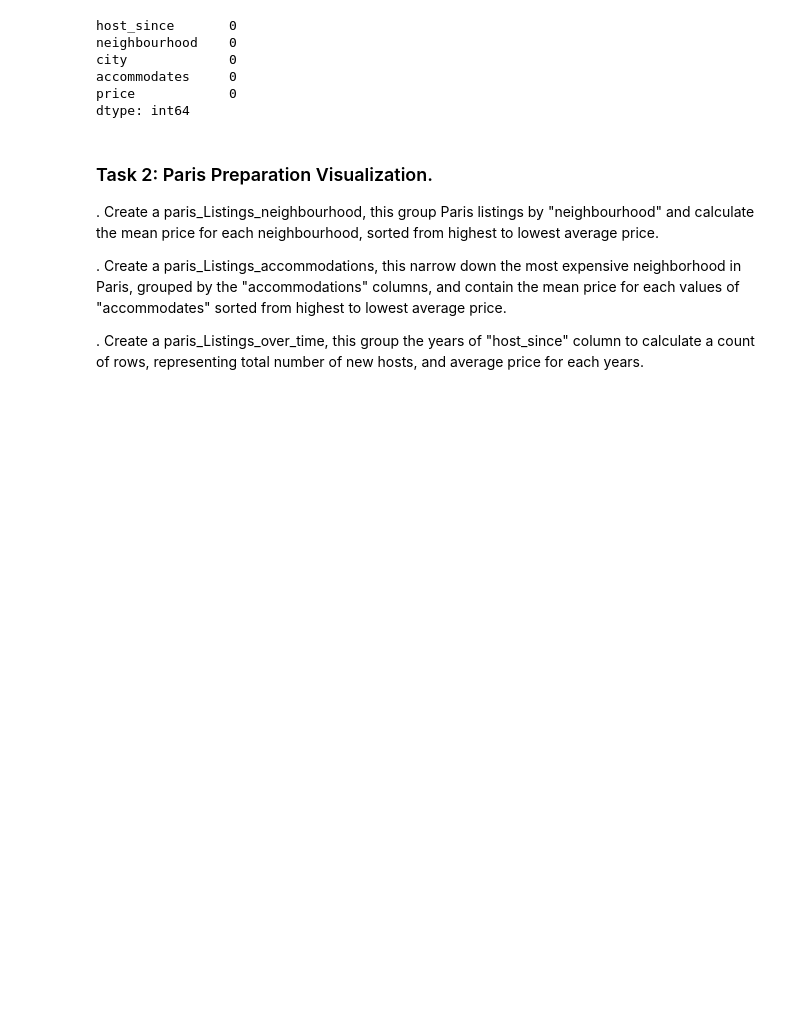
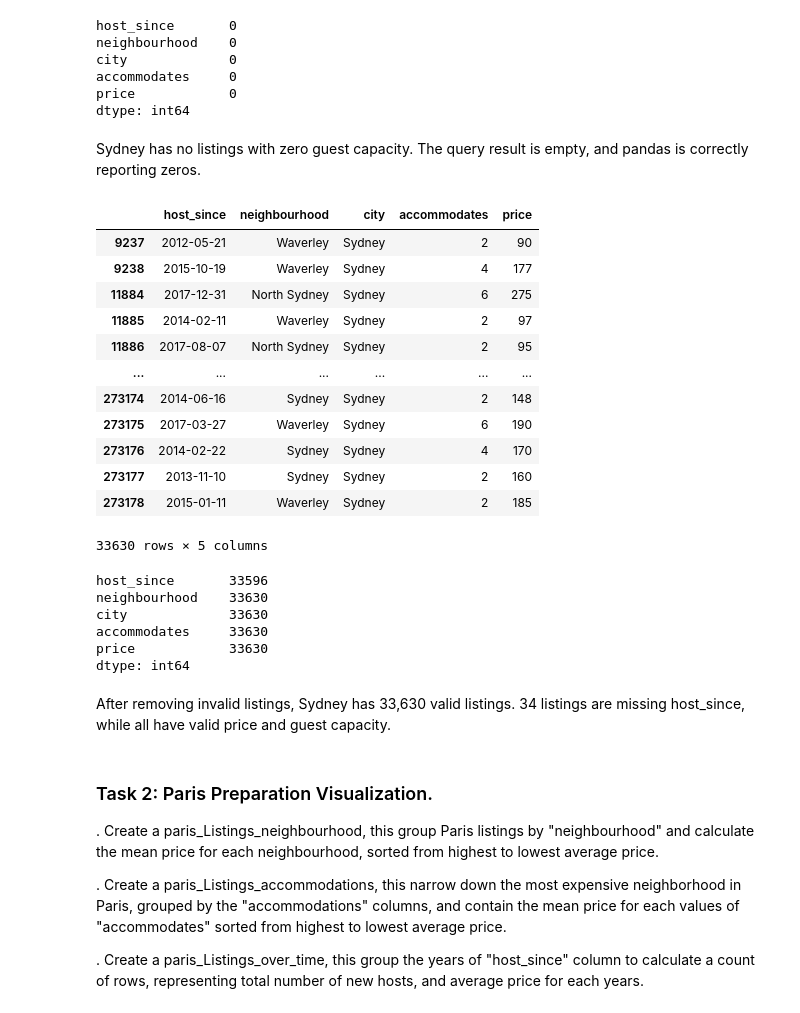
Before and after one commit to novicecoder205/AirBnB-Analysis-Project-Python, a Jupyter notebook: AirBnB Python Analyze.ipynb, the cells around one changed output. Cells and saved outputs as stored; diff of their text form; code cells hidden in the pictures; blank space fills up the shorter version.

```diff
--- a/AirBnB Python Analyze.ipynb
+++ b/AirBnB Python Analyze.ipynb
@@ -246,6 +246,37 @@ city             0
 accommodates     0
 price            0
 dtype: int64
+# %% [markdown]
+Sydney has no listings with zero guest capacity.
+The query result is empty, and pandas is correctly reporting zeros.
+# %%
+sydney_Listings.query("accommodates > 0")
+# %% [output]
+|  | host_since | neighbourhood | city | accommodates | price |
+| 9237 | 2012-05-21 | Waverley | Sydney | 2 | 90 |
+| 9238 | 2015-10-19 | Waverley | Sydney | 4 | 177 |
+| 11884 | 2017-12-31 | North Sydney | Sydney | 6 | 275 |
+| 11885 | 2014-02-11 | Waverley | Sydney | 2 | 97 |
+| 11886 | 2017-08-07 | North Sydney | Sydney | 2 | 95 |
+| ... | ... | ... | ... | ... | ... |
+| 273174 | 2014-06-16 | Sydney | Sydney | 2 | 148 |
+| 273175 | 2017-03-27 | Waverley | Sydney | 6 | 190 |
+| 273176 | 2014-02-22 | Sydney | Sydney | 4 | 170 |
+| 273177 | 2013-11-10 | Sydney | Sydney | 2 | 160 |
+| 273178 | 2015-01-11 | Waverley | Sydney | 2 | 185 |
+33630 rows × 5 columns
+# %%
+sydney_Listings.query("price > 0 and accommodates > 0").count()
+# %% [output]
+host_since       33596
+neighbourhood    33630
+city             33630
+accommodates     33630
+price            33630
+dtype: int64
+# %% [markdown]
+After removing invalid listings, Sydney has 33,630 valid listings.
+34 listings are missing host_since, while all have valid price and guest capacity.
 # %% [markdown]
 ### Task 2: Paris Preparation Visualization.
 . Create a paris_Listings_neighbourhood, this group Paris listings by "neighbourhood" and calculate the mean price for each neighbourhood, sorted from highest to lowest average price.
```
Also changed, not shown: parts of 41 cells of this notebook.
